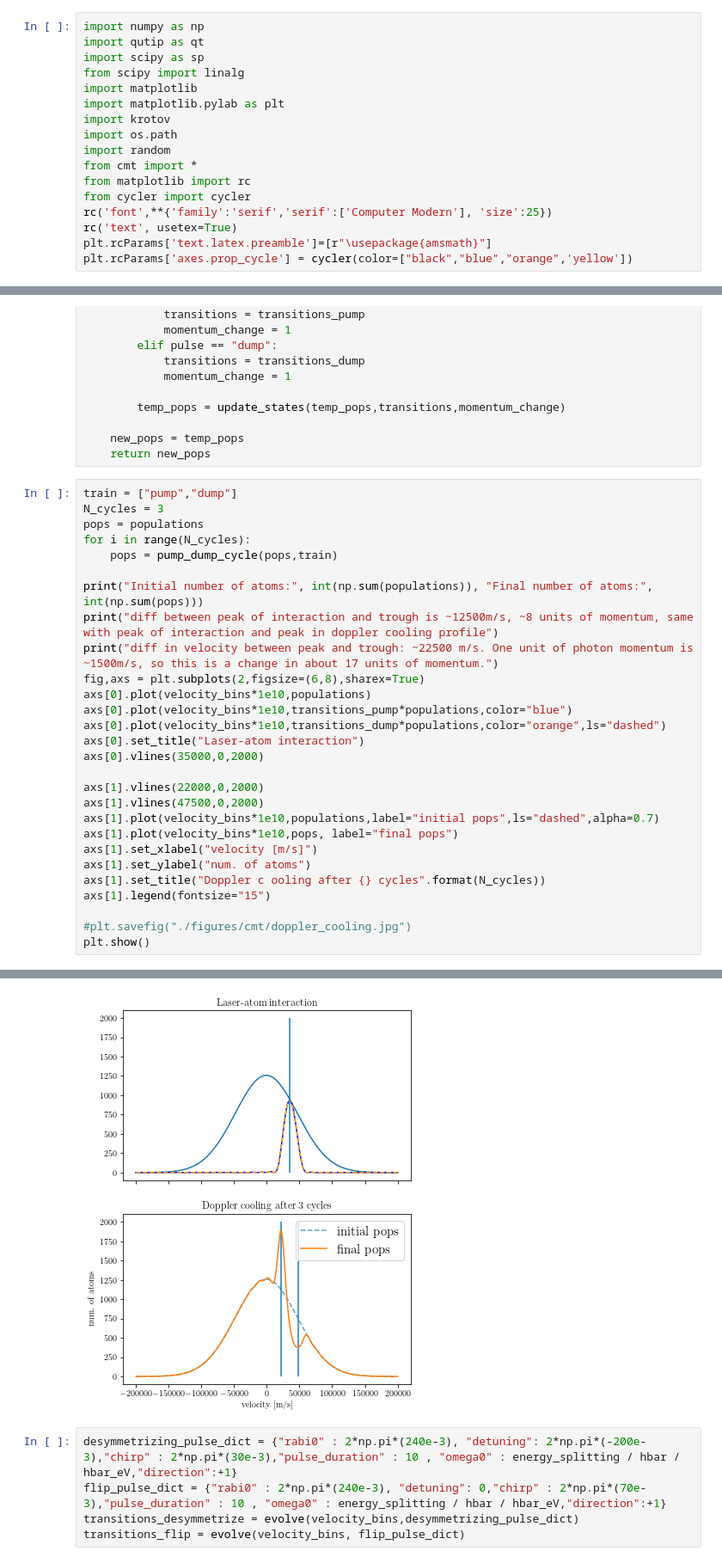
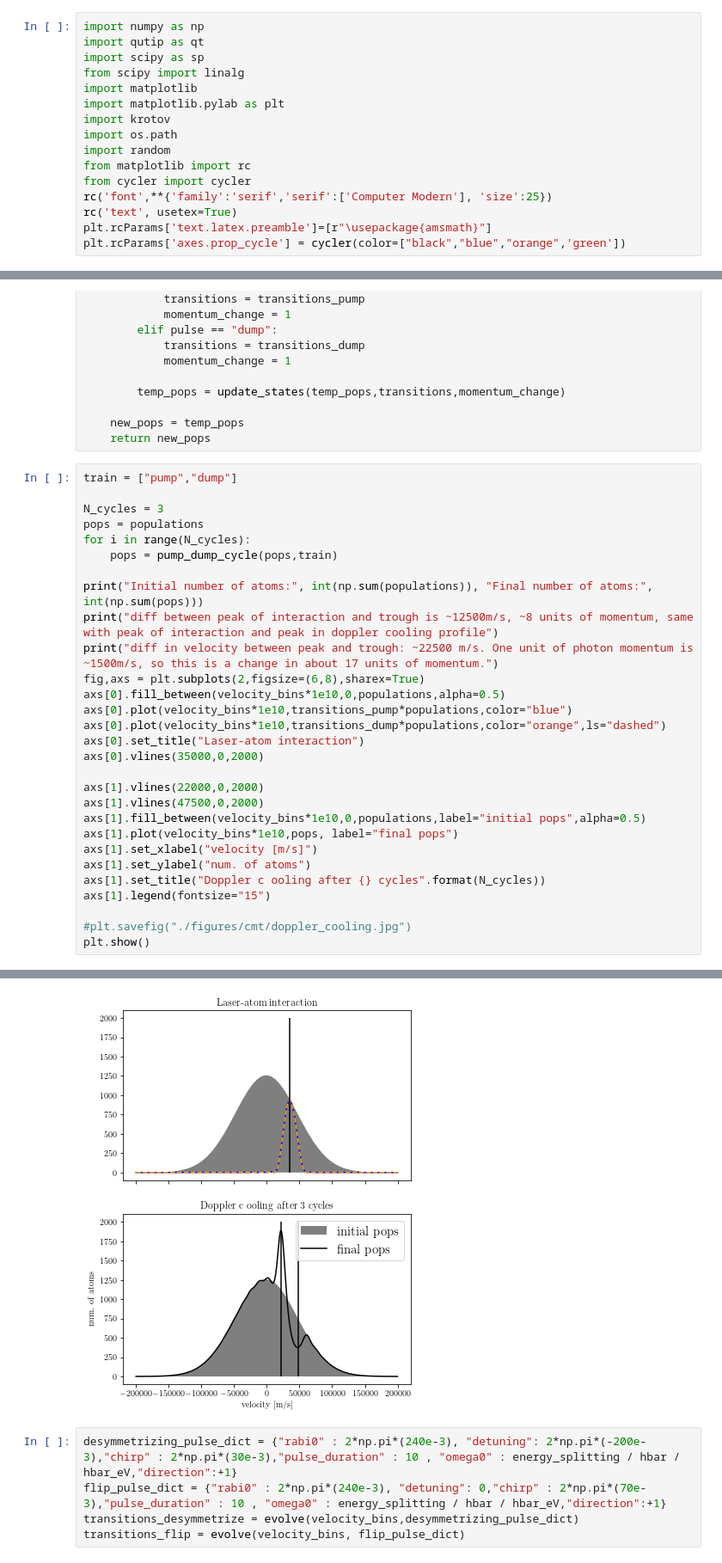
Before and after one commit to Yanaiski/master_thesis, a Jupyter notebook: basic_cmt.ipynb, the cells around one changed output, grey strips where cells are left out. Shown: that part at 86% size. Saved outputs shown, nothing was run; the diff lists cells and outputs as text.

```diff
--- a/basic_cmt.ipynb
+++ b/basic_cmt.ipynb
@@ -8,13 +8,12 @@ import matplotlib.pylab as plt
 import krotov
 import os.path
 import random
-from cmt import *
 from matplotlib import rc
 from cycler import cycler
 rc('font',**{'family':'serif','serif':['Computer Modern'], 'size':25})
 rc('text', usetex=True)
 plt.rcParams['text.latex.preamble']=[r"\usepackage{amsmath}"]
-plt.rcParams['axes.prop_cycle'] = cycler(color=["black","blue","orange",'yellow'])
+plt.rcParams['axes.prop_cycle'] = cycler(color=["black","blue","orange",'green'])
 # %%
 rank = 2 # rank of hamiltonian
 kets = [qt.basis(2,i) for i in range(rank)]
@@ -242,6 +245,7 @@ def pump_dump_cycle(initial_pops,time_ordered_pulse_train):
     return new_pops
 # %%
 train = ["pump","dump"]
+
 N_cycles = 3
 pops = populations
 for i in range(N_cycles):
@@ -251,7 +255,7 @@ print("Initial number of atoms:", int(np.sum(populations)), "Final number of ato
 print("diff between peak of interaction and trough is ~12500m/s, ~8 units of momentum, same with peak of interaction and peak in doppler cooling profile")
 print("diff in velocity between peak and trough: ~22500 m/s. One unit of photon momentum is ~1500m/s, so this is a change in about 17 units of momentum.")
 fig,axs = plt.subplots(2,figsize=(6,8),sharex=True)
-axs[0].plot(velocity_bins*1e10,populations)
+axs[0].fill_between(velocity_bins*1e10,0,populations,alpha=0.5)
 axs[0].plot(velocity_bins*1e10,transitions_pump*populations,color="blue")
 axs[0].plot(velocity_bins*1e10,transitions_dump*populations,color="orange",ls="dashed")
 axs[0].set_title("Laser-atom interaction")
@@ -259,7 +263,7 @@ axs[0].vlines(35000,0,2000)
 
 axs[1].vlines(22000,0,2000)
 axs[1].vlines(47500,0,2000)
-axs[1].plot(velocity_bins*1e10,populations,label="initial pops",ls="dashed",alpha=0.7)
+axs[1].fill_between(velocity_bins*1e10,0,populations,label="initial pops",alpha=0.5)
 axs[1].plot(velocity_bins*1e10,pops, label="final pops")
 axs[1].set_xlabel("velocity [m/s]")
 axs[1].set_ylabel("num. of atoms")
@@ -272,7 +279,7 @@ plt.show()
 Initial number of atoms: 99997 Final number of atoms: 99996
 diff between peak of interaction and trough is ~12500m/s, ~8 units of momentum, same with peak of interaction and peak in doppler cooling profile
 diff in velocity between peak and trough: ~22500 m/s. One unit of photon momentum is ~1500m/s, so this is a change in about 17 units of momentum.
-[figure, old version]
+[figure, new version]
 # %%
 desymmetrizing_pulse_dict = {"rabi0" : 2*np.pi*(240e-3), "detuning": 2*np.pi*(-200e-3),"chirp" : 2*np.pi*(30e-3),"pulse_duration" : 10 , "omega0" : energy_splitting / hbar / hbar_eV,"direction":+1}
 flip_pulse_dict = {"rabi0" : 2*np.pi*(240e-3), "detuning": 0,"chirp" : 2*np.pi*(70e-3),"pulse_duration" : 10 , "omega0" : energy_splitting / hbar / hbar_eV,"direction":+1}
```
Also changed, not shown: parts of 9 cells of this notebook.
